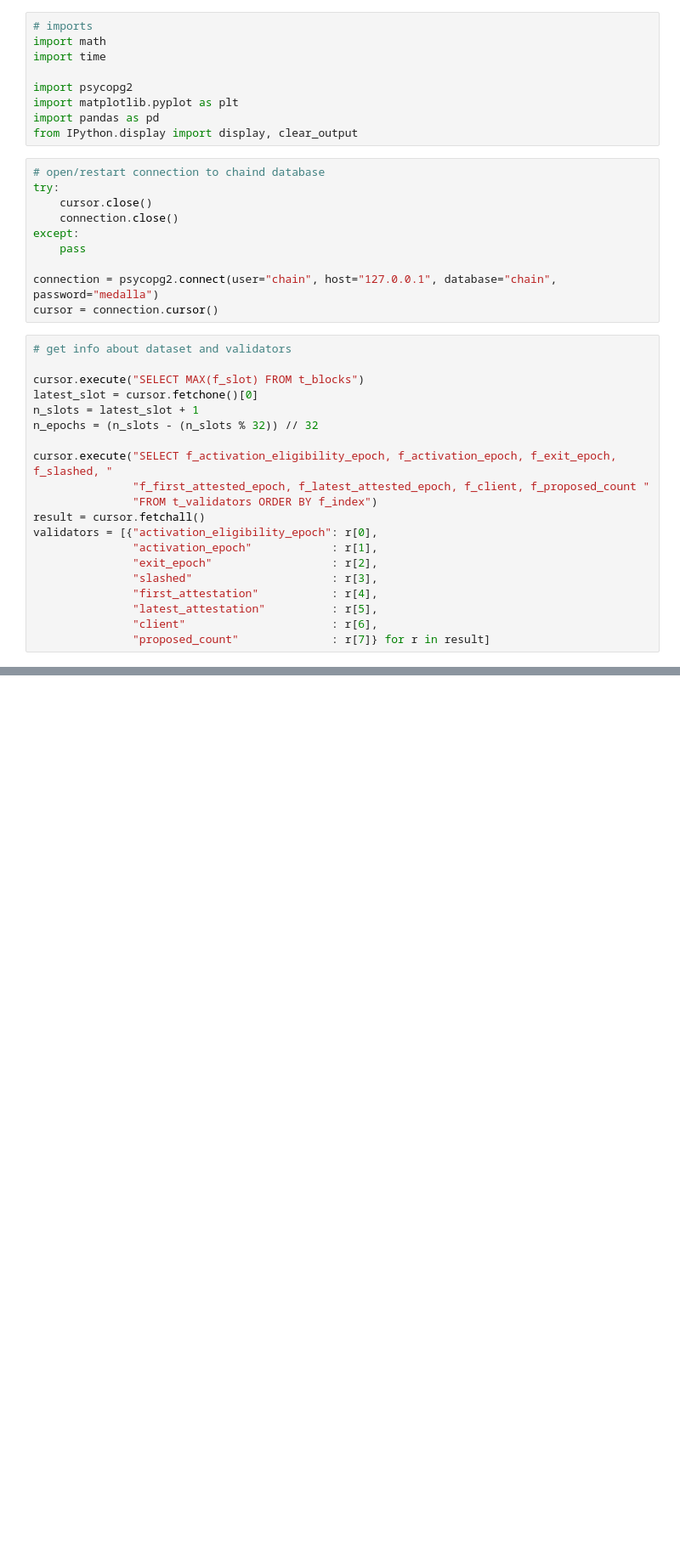
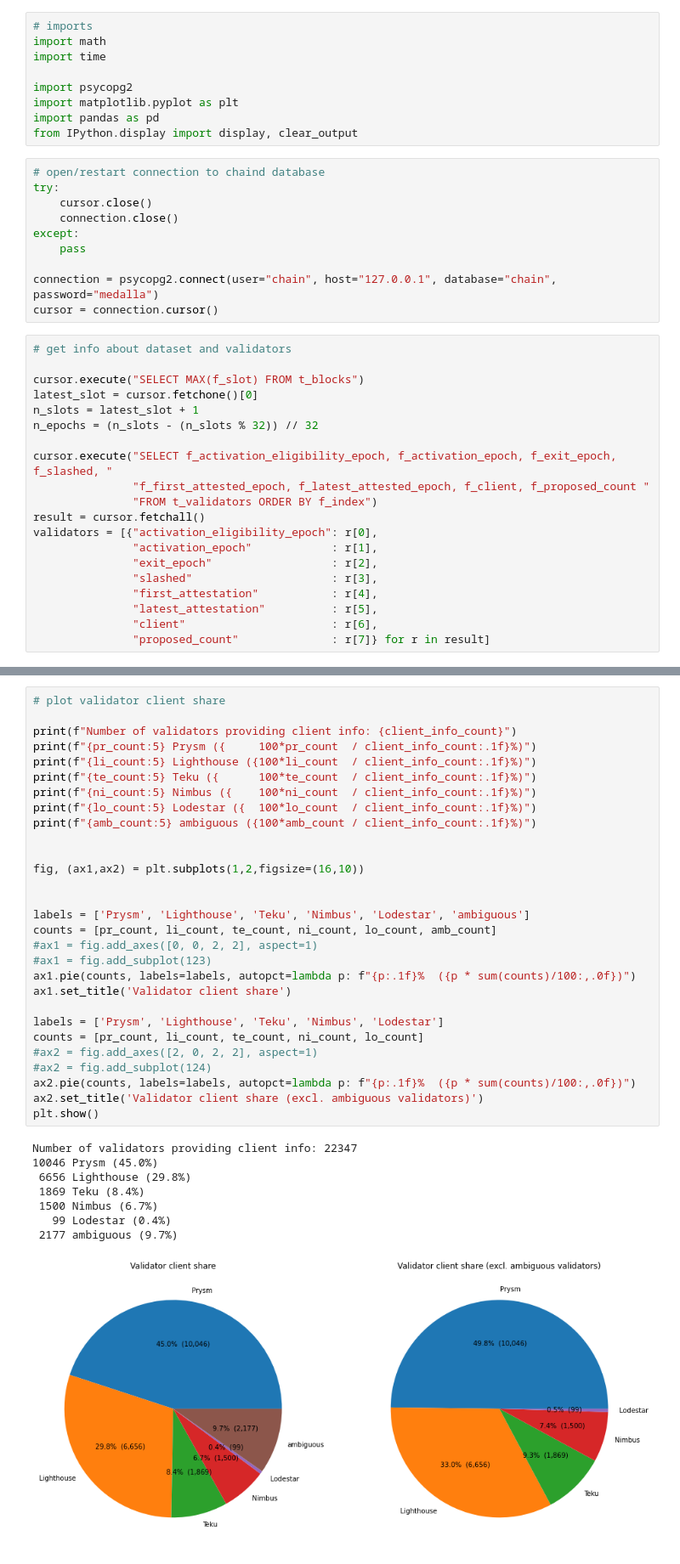
Before and after one commit to pintail-xyz/medalla_analysis, a Jupyter notebook: medalla-4-client-comparison.ipynb, the cells around one changed output, grey strips where cells are left out. Shown at 85% size. Cells and saved outputs as stored; diff of their text form; blank space fills up the shorter version.

```diff
--- a/medalla-4-client-comparison.ipynb
+++ b/medalla-4-client-comparison.ipynb
@@ -161,0 +107,38 @@ Number of validators providing client info: 22347
+# %%
+# plot validator client share
+
+print(f"Number of validators providing client info: {client_info_count}")
+print(f"{pr_count:5} Prysm ({     100*pr_count  / client_info_count:.1f}%)")
+print(f"{li_count:5} Lighthouse ({100*li_count  / client_info_count:.1f}%)")
+print(f"{te_count:5} Teku ({      100*te_count  / client_info_count:.1f}%)")
+print(f"{ni_count:5} Nimbus ({    100*ni_count  / client_info_count:.1f}%)")
+print(f"{lo_count:5} Lodestar ({  100*lo_count  / client_info_count:.1f}%)")
+print(f"{amb_count:5} ambiguous ({100*amb_count / client_info_count:.1f}%)")
+
+
+fig, (ax1,ax2) = plt.subplots(1,2,figsize=(16,10))
+
+
+labels = ['Prysm', 'Lighthouse', 'Teku', 'Nimbus', 'Lodestar', 'ambiguous']
+counts = [pr_count, li_count, te_count, ni_count, lo_count, amb_count]
+#ax1 = fig.add_axes([0, 0, 2, 2], aspect=1)
+#ax1 = fig.add_subplot(123)
+ax1.pie(counts, labels=labels, autopct=lambda p: f"{p:.1f}%  ({p * sum(counts)/100:,.0f})")
+ax1.set_title('Validator client share')
+
+labels = ['Prysm', 'Lighthouse', 'Teku', 'Nimbus', 'Lodestar']
+counts = [pr_count, li_count, te_count, ni_count, lo_count]
+#ax2 = fig.add_axes([2, 0, 2, 2], aspect=1)
+#ax2 = fig.add_subplot(124)
+ax2.pie(counts, labels=labels, autopct=lambda p: f"{p:.1f}%  ({p * sum(counts)/100:,.0f})")
+ax2.set_title('Validator client share (excl. ambiguous validators)')
+plt.show()
+# %% [output]
+Number of validators providing client info: 22347
+10046 Prysm (45.0%)
+ 6656 Lighthouse (29.8%)
+ 1869 Teku (8.4%)
+ 1500 Nimbus (6.7%)
+   99 Lodestar (0.4%)
+ 2177 ambiguous (9.7%)
+[figure, added]
```
Also changed, not shown: parts of 25 cells of this notebook, 3 other files.
